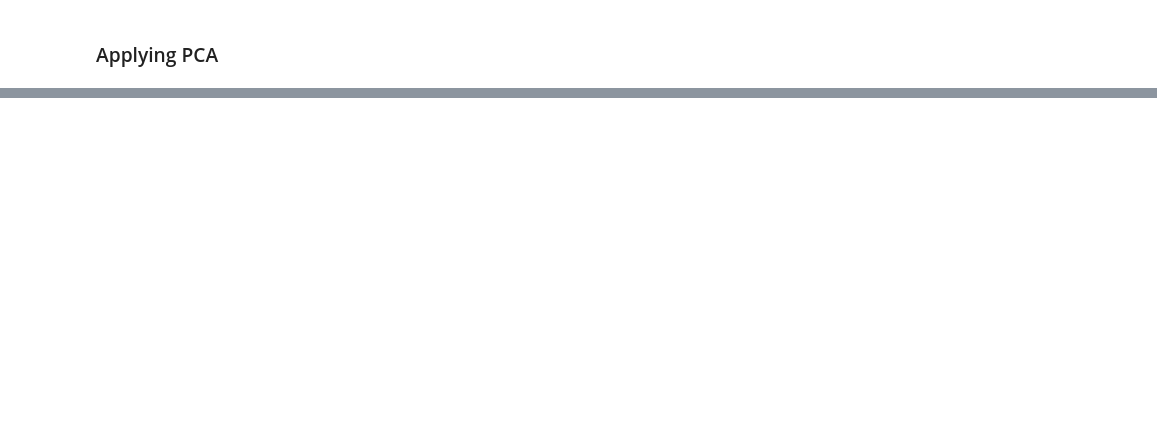
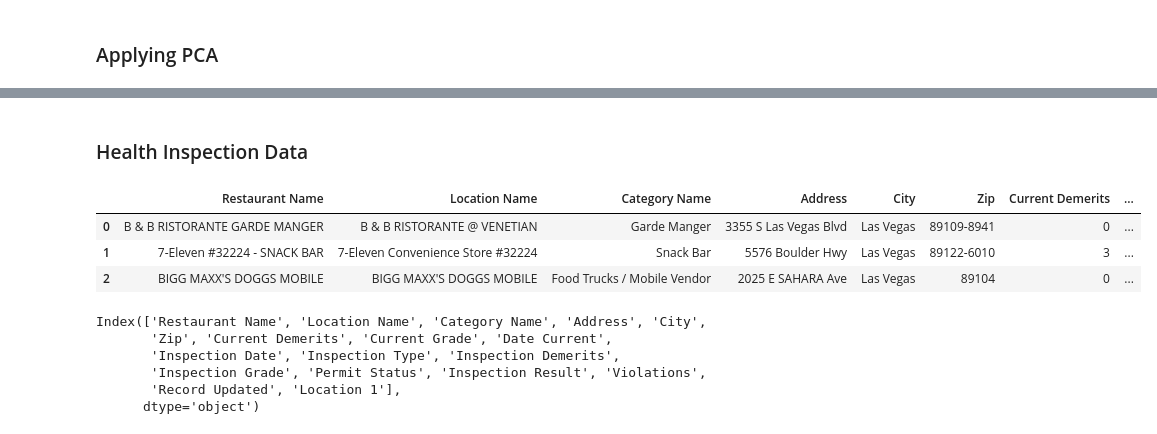
Before and after one commit to Tinsae/Thinkful-Data-Science, a Jupyter notebook: DS/Unit 3/Supervised Learning Capstone.ipynb, the cells around one changed output, grey strips where cells are left out. Cells and saved outputs as stored; diff of their text form; code cells hidden in the pictures; blank space fills up the shorter version.

```diff
--- a/DS/Unit 3/Supervised Learning Capstone.ipynb
+++ b/DS/Unit 3/Supervised Learning Capstone.ipynb
@@ -2547,0 +2582,20 @@ Accuracy:  0.5784590560709963
+# %% [markdown]
+### Health Inspection Data
+# %%
+restaurant_inspection = pd.read_csv("../../../Data & Script/nevada_restaurant_inspection.csv").drop(["State", "Serial Number", "Employee ID", "Permit Number", "Inspection Time"], axis=1)
+# %%
+restaurant_inspection.head(3)
+# %% [output]
+|  | Restaurant Name | Location Name | Category Name | Address | City | Zip | Current Demerits | ... |
+| 0 | B & B RISTORANTE GARDE MANGER | B & B RISTORANTE @ VENETIAN | Garde Manger | 3355 S Las Vegas Blvd | Las Vegas | 89109-8941 | 0 | ... |
+| 1 | 7-Eleven #32224 - SNACK BAR | 7-Eleven Convenience Store #32224 | Snack Bar | 5576 Boulder Hwy | Las Vegas | 89122-6010 | 3 | ... |
+| 2 | BIGG MAXX'S DOGGS MOBILE | BIGG MAXX'S DOGGS MOBILE | Food Trucks / Mobile Vendor | 2025 E SAHARA Ave | Las Vegas | 89104 | 0 | ... |
+# %%
+restaurant_inspection.columns
+# %% [output]
+Index(['Restaurant Name', 'Location Name', 'Category Name', 'Address', 'City',
+       'Zip', 'Current Demerits', 'Current Grade', 'Date Current',
+       'Inspection Date', 'Inspection Type', 'Inspection Demerits',
+       'Inspection Grade', 'Permit Status', 'Inspection Result', 'Violations',
+       'Record Updated', 'Location 1'],
+      dtype='object')
```
Also changed, not shown: parts of 32 cells of this notebook, 3 other files.
